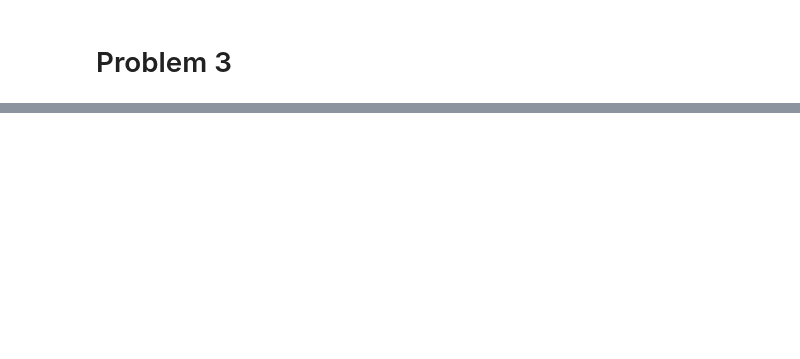
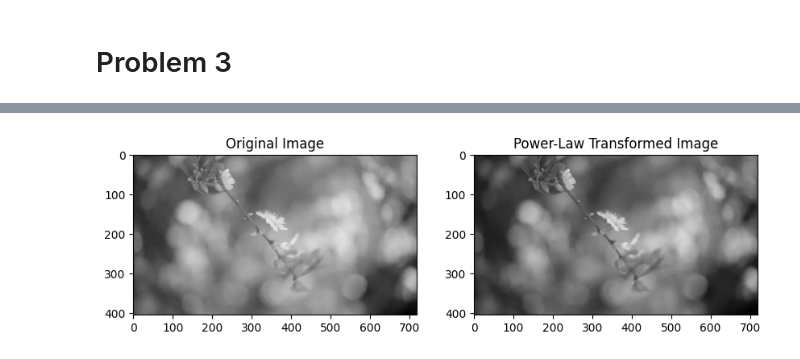
Before and after one commit to Jay7221/college-assignments, a Jupyter notebook: IP/ISE/Untitled.ipynb, the cells around one changed output, grey strips where cells are left out. Drawn from its saved outputs; the diff is of its cells as text; code cells hidden in the pictures; blank space fills up the shorter version.

```diff
--- a/IP/ISE/Untitled.ipynb
+++ b/IP/ISE/Untitled.ipynb
@@ -105,0 +134,33 @@ plt.show()
+# %%
+import cv2
+import numpy as np
+
+# Load an image
+image = cv2.imread('./flower.webp', cv2.IMREAD_GRAYSCALE)
+
+# Define the gamma value (typically between 0.1 and 3.0)
+gamma = 1.5
+
+# Apply gamma correction
+gamma_corrected_image = np.power(image / 255.0, gamma) * 255.0
+
+# Convert to uint8 data type
+gamma_corrected_image = np.uint8(gamma_corrected_image)
+
+# Save the output image
+cv2.imwrite('gamma_corrected_image.jpg', gamma_corrected_image)
+
+
+# Display the original and transformed images side by side
+plt.figure(figsize=(10, 5))
+plt.subplot(1, 2, 1)
+plt.title('Original Image')
+plt.imshow(image, cmap='gray')
+
+plt.subplot(1, 2, 2)
+plt.title('Power-Law Transformed Image')
+plt.imshow(gamma_corrected_image, cmap='gray')
+
+plt.show()
+# %% [output]
+[figure, added]
```
Also changed, not shown: parts of 4 cells of this notebook, 5 other files.
